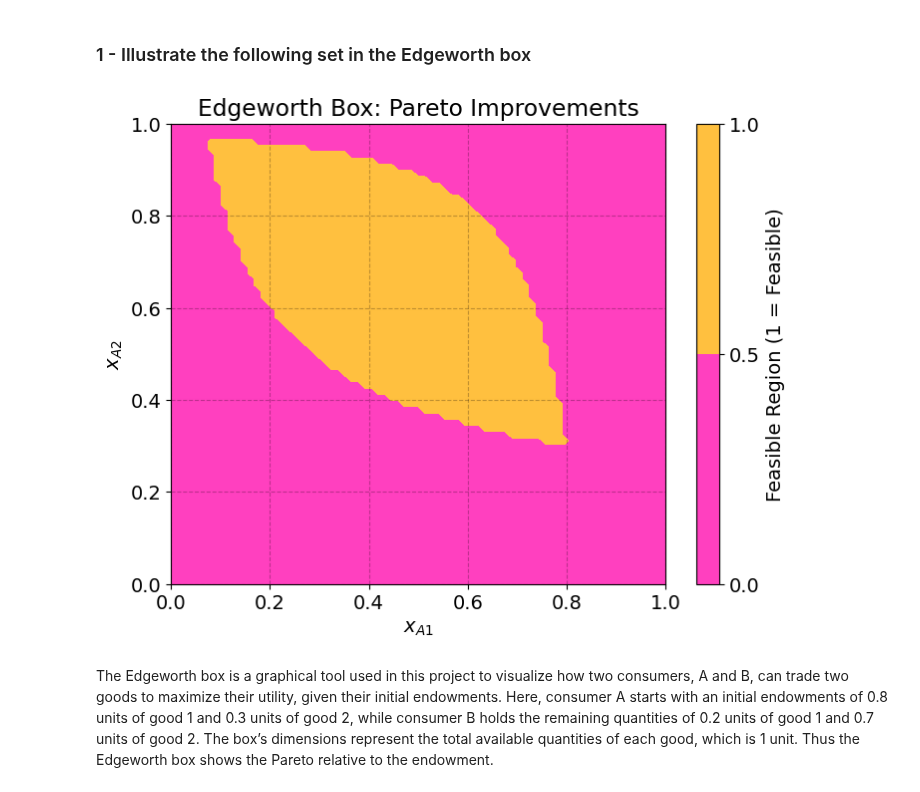
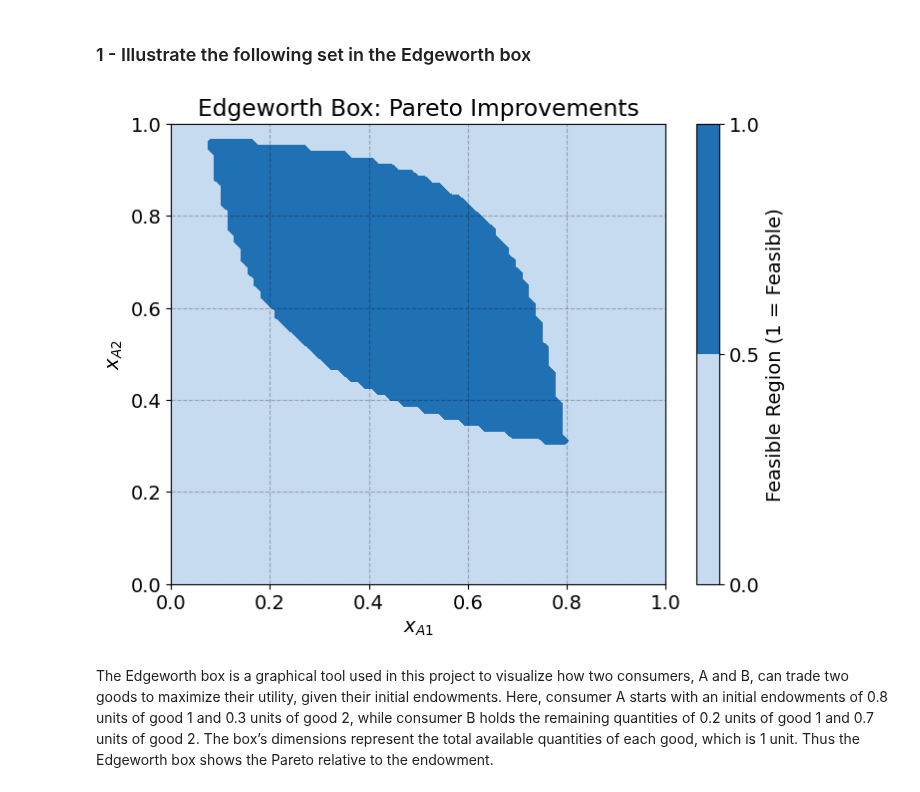
Before and after one commit to NumEconCopenhagen/projects-2024-mikkel-julius-jacob, a Jupyter notebook: inauguralproject/Inauguralproject.ipynb, the cells around one changed output. Saved outputs shown, nothing was run; the diff lists cells and outputs as text; code cells hidden in the pictures.

```diff
--- a/inauguralproject/Inauguralproject.ipynb
+++ b/inauguralproject/Inauguralproject.ipynb
@@ -34,35 +37,35 @@ def utility_A(x1, x2):
 def utility_B(x1, x2):
     return x1**beta * x2**(1-beta)
 
 # Initial endowments
 uA_initial = utility_A(omega_A1, omega_A2)
 omega_B1 = 1 - omega_A1
 omega_B2 = 1 - omega_A2
 uB_initial = utility_B(omega_B1, omega_B2)
 
 # Edgeworth Box
 x_A1_range = np.linspace(0, 1, N)
 x_A2_range = np.linspace(0, 1, N)
 X_A1, X_A2 = np.meshgrid(x_A1_range, x_A2_range)
 
 # Calculate utilities at each point
 UA = utility_A(X_A1, X_A2)
 UB = utility_B(1 - X_A1, 1 - X_A2)
 
 # Mask to find combinations where both A and B are at least as well off
 pareto_improvements = (UA >= uA_initial) & (UB >= uB_initial)
 
 # Plotting
 plt.figure(figsize=(8, 6))
-plt.contourf(X_A1, X_A2, pareto_improvements, levels=1, cmap='spring')
+plt.contourf(X_A1, X_A2, pareto_improvements, levels=1, cmap='Blues')
 plt.title('Edgeworth Box: Pareto Improvements')
 plt.xlabel('$x_{A1}$')
 plt.ylabel('$x_{A2}$')
 plt.colorbar(label='Feasible Region (1 = Feasible)')
 plt.grid(True)
 plt.show()
 # %% [output]
-[figure, old version]
+[figure, new version]
 # %% [markdown]
 The Edgeworth box is a graphical tool used in this project to visualize how two consumers, A and B, can trade two goods to maximize their utility, given their initial endowments. Here, consumer A starts with an initial endowments of 0.8 units of good 1 and 0.3 units of good 2, while consumer B holds the remaining quantities of 0.2 units of good 1 and 0.7 units of good 2. The box’s dimensions represent the total available quantities of each good, which is 1 unit. Thus the Edgeworth box shows the Pareto relative to the endowment.
 # %% [markdown]
```
Also changed, not shown: parts of 12 cells of this notebook.
